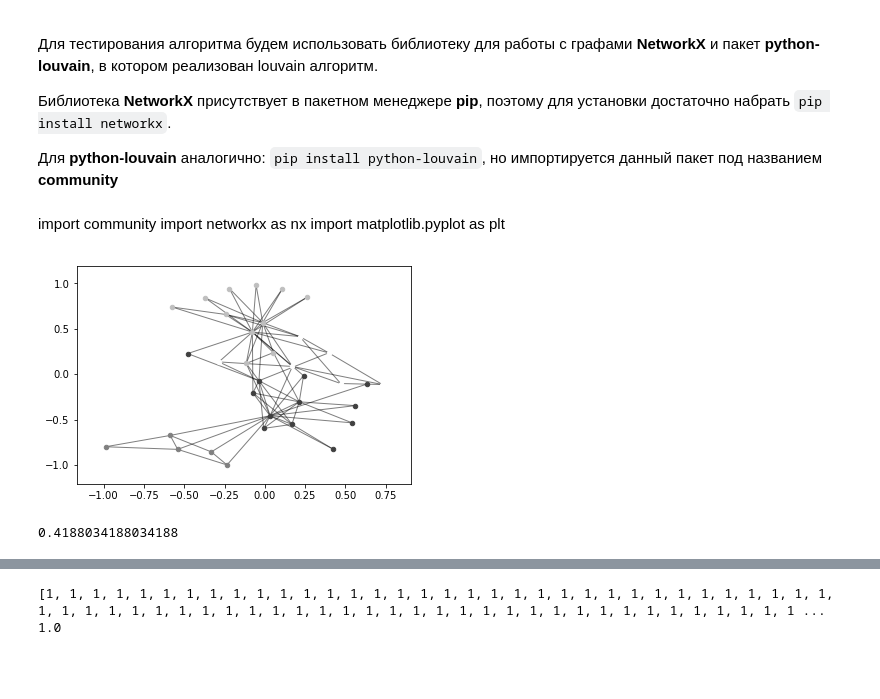
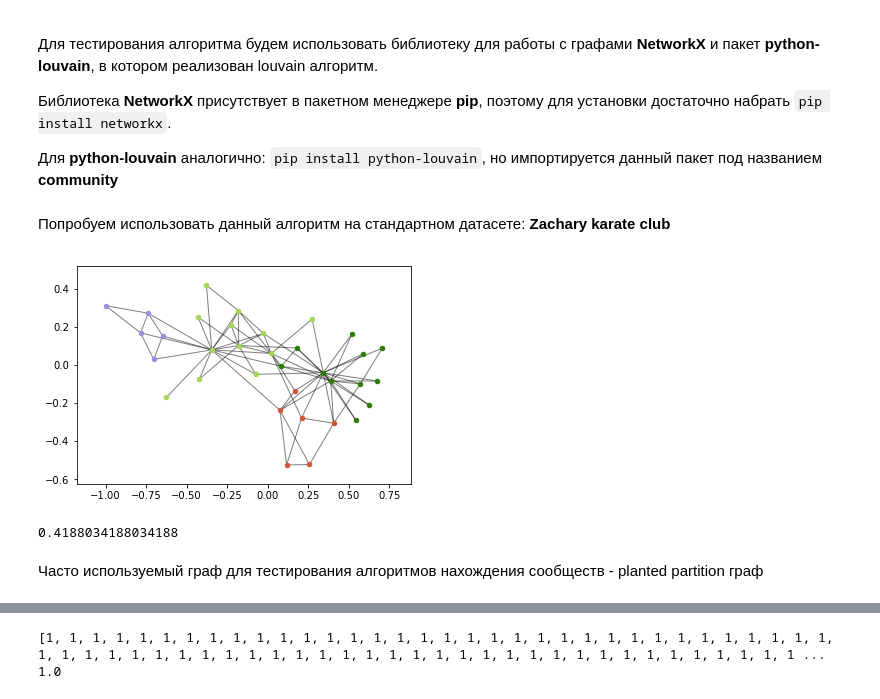
Before and after one commit to mzemlyanikin/hse-clustering, a Jupyter notebook: louvain-test.ipynb, the cells around one changed output, grey strips where cells are left out. Drawn from its saved outputs; the diff is of its cells as text; code cells hidden in the pictures; blank space fills up the shorter version.

```diff
--- a/louvain-test.ipynb
+++ b/louvain-test.ipynb
@@ -8,8 +8,4 @@
 Библиотека **NetworkX** присутствует в пакетном менеджере **pip**, поэтому для установки достаточно набрать `pip install networkx`.
 
 Для **python-louvain** аналогично: `pip install python-louvain`, но импортируется данный пакет под названием **community**
-# %% [markdown]
-import community
-import networkx as nx
-import matplotlib.pyplot as plt
 # %%
@@ -18,26 +14,33 @@ import community
 import matplotlib.pyplot as plt
+# %% [markdown]
+Попробуем использовать данный алгоритм на стандартном датасете: **Zachary karate club**
 # %%
 G = nx.karate_club_graph()
 # %%
 partition = community.best_partition(G)
 # %%
+import numpy as np
+
 size = float(len(set(partition.values())))
 pos = nx.spring_layout(G)
 count = 0.
-for com in set(partition.values()) :
+
+for com in set(partition.values()):
     count = count + 1.
     list_nodes = [nodes for nodes in partition.keys()
                                 if partition[nodes] == com]
+    colors = [np.random.rand(3)]
     nx.draw_networkx_nodes(G, pos, list_nodes, node_size = 20,
-                                node_color = str(count / size))
-
+                           node_color = colors)
 
 nx.draw_networkx_edges(G,pos, alpha=0.5)
 plt.show()
 modularity = community.modularity(partition, G)
 print(modularity)
 # %% [output]
-[figure, old version]
+[figure, new version]
 0.4188034188034188
+# %% [markdown]
+Часто используемый граф для тестирования алгоритмов нахождения сообществ - planted partition граф
 # %%
 l = 4
```
Also changed, not shown: parts of 25 cells of this notebook.
